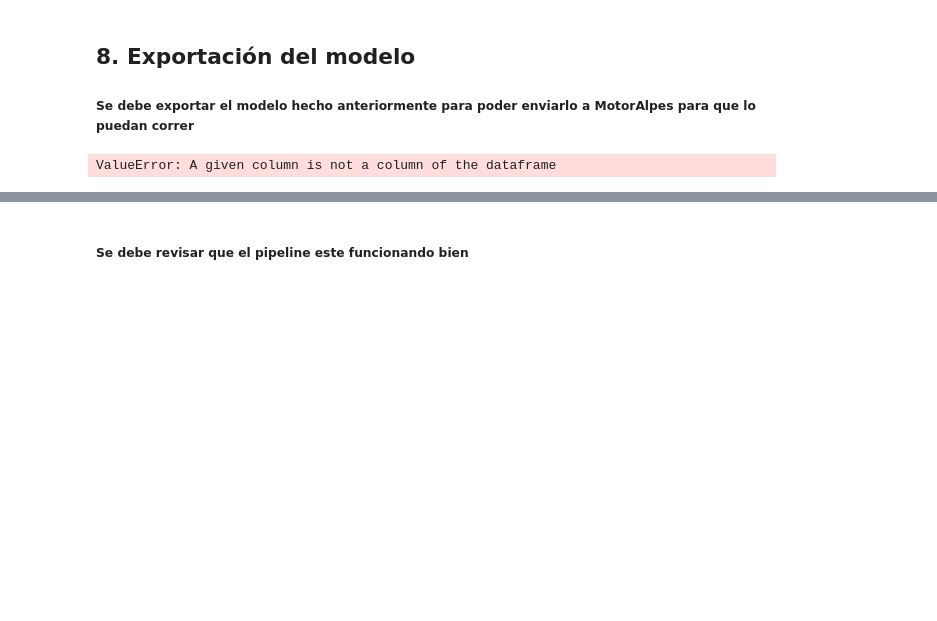
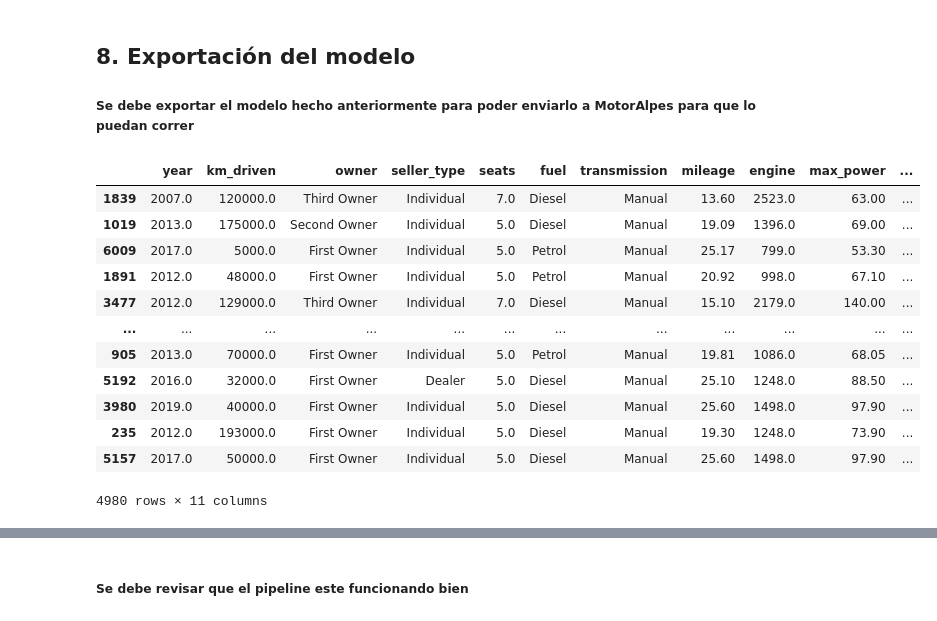
Before and after one commit to bi-202310/lab-2, a Jupyter notebook: regression.ipynb, the cells around one changed output, grey strips where cells are left out. Saved outputs shown, nothing was run; the diff lists cells and outputs as text; code cells hidden in the pictures; blank space fills up the shorter version.

```diff
--- a/regression.ipynb
+++ b/regression.ipynb
@@ -32,6 +32,7 @@ pd.set_option('display.max_rows', 50)
 # %%
 df = pd.read_csv('./data/MotorAlpes_data.csv', index_col=False)
 df = df.iloc[:, 1:]
+og_df = df.copy()
 # %% [markdown]
 ## 2. Descripción de los datos
 ##### Se hace una descripcion de los datos para poder entender con que tipo de datos estamos trabajando y elementos que importantes que toque tener en cuenta
@@ -247,7 +248,6 @@ features = ["antiquity", "km_driven", "seats", "fuel", "transmission", "max_powe
 x = scaler.fit_transform(x[features])
 # %%
 # Make a dataframe with the normalized data and keep the old one
-og_df = df
 df = pd.DataFrame(x, columns=features)
 df['selling_price'] = y
 df
@@ -503,45 +503,21 @@ Creo que esto quiere decir que nuestros resultados son muy acercados. No se si e
 # %% [markdown]
 ## 8. Exportación del modelo
 ##### Se debe exportar el modelo hecho anteriormente para poder enviarlo a MotorAlpes para que lo puedan correr
-# %%
-# No sé si hay que incluir lo de preparación de los datos, creo que no
-
-class AntiquityTransformer(BaseEstimator, TransformerMixin):
-    def __init__(self):
-        pass
-
-    def fit(self, X, y=None):
-        return self
-
-    def transform(self, X):
-        X = X.copy()
-        X["year"] = 2020 - X["year"].astype(int)
-        return X[["year", "km_driven", "seats", "max_power", "fuel", "transmission"]]
-
-numeric_cols = ["year", "km_driven", "seats", "max_power"]
-categorical_cols = ["fuel", "transmission"]
-
-numeric_preprocessor = Pipeline([
-    ("imputer", SimpleImputer(strategy="median")),
-    ("antiquity", AntiquityTransformer())
-])
-
-categorical_preprocessor = Pipeline([
-    ("imputer", SimpleImputer(strategy="most_frequent")),
-    ('encoder', OneHotEncoder(categories='auto', handle_unknown='ignore'))
-])
-
-preprocessor = ColumnTransformer(transformers=[
-    ('num', numeric_preprocessor, numeric_cols),
-    ('cat', categorical_preprocessor, categorical_cols)
-])
-
-pipeline = Pipeline([
-    ('preprocessor', preprocessor),
-    ('scaler', StandardScaler()),
-    ('regression', LinearRegression())
-])
-
-pipeline.fit(x_train, y_train)
-# %% [output]
-ValueError: A given column is not a column of the dataframe
+# %%
+xa_train, xa_test, ya_train, ya_test = train_test_split(og_df, og_df['selling_price'], test_size = 0.3, random_state = 1)
+# %%
+xa_train
+# %% [output]
+|  | year | km_driven | owner | seller_type | seats | fuel | transmission | mileage | engine | max_power | ... |
+| 1839 | 2007.0 | 120000.0 | Third Owner | Individual | 7.0 | Diesel | Manual | 13.60 | 2523.0 | 63.00 | ... |
+| 1019 | 2013.0 | 175000.0 | Second Owner | Individual | 5.0 | Diesel | Manual | 19.09 | 1396.0 | 69.00 | ... |
+| 6009 | 2017.0 | 5000.0 | First Owner | Individual | 5.0 | Petrol | Manual | 25.17 | 799.0 | 53.30 | ... |
+| 1891 | 2012.0 | 48000.0 | First Owner | Individual | 5.0 | Petrol | Manual | 20.92 | 998.0 | 67.10 | ... |
+| 3477 | 2012.0 | 129000.0 | Third Owner | Individual | 7.0 | Diesel | Manual | 15.10 | 2179.0 | 140.00 | ... |
+| ... | ... | ... | ... | ... | ... | ... | ... | ... | ... | ... | ... |
+| 905 | 2013.0 | 70000.0 | First Owner | Individual | 5.0 | Petrol | Manual | 19.81 | 1086.0 | 68.05 | ... |
+| 5192 | 2016.0 | 32000.0 | First Owner | Dealer | 5.0 | Diesel | Manual | 25.10 | 1248.0 | 88.50 | ... |
+| 3980 | 2019.0 | 40000.0 | First Owner | Individual | 5.0 | Diesel | Manual | 25.60 | 1498.0 | 97.90 | ... |
+| 235 | 2012.0 | 193000.0 | First Owner | Individual | 5.0 | Diesel | Manual | 19.30 | 1248.0 | 73.90 | ... |
+| 5157 | 2017.0 | 50000.0 | First Owner | Individual | 5.0 | Diesel | Manual | 25.60 | 1498.0 | 97.90 | ... |
+4980 rows × 11 columns
```
Also changed, not shown: parts of 15 cells of this notebook, 3 other files.
